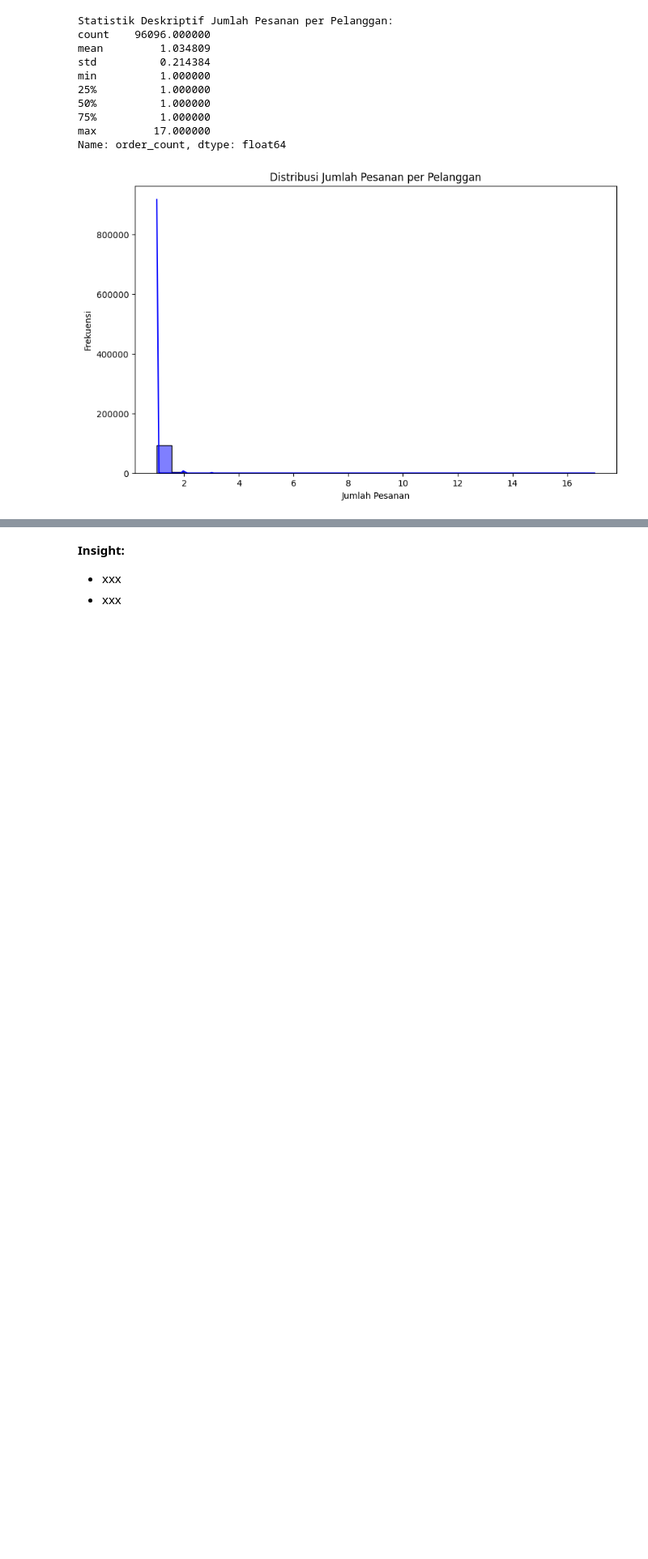
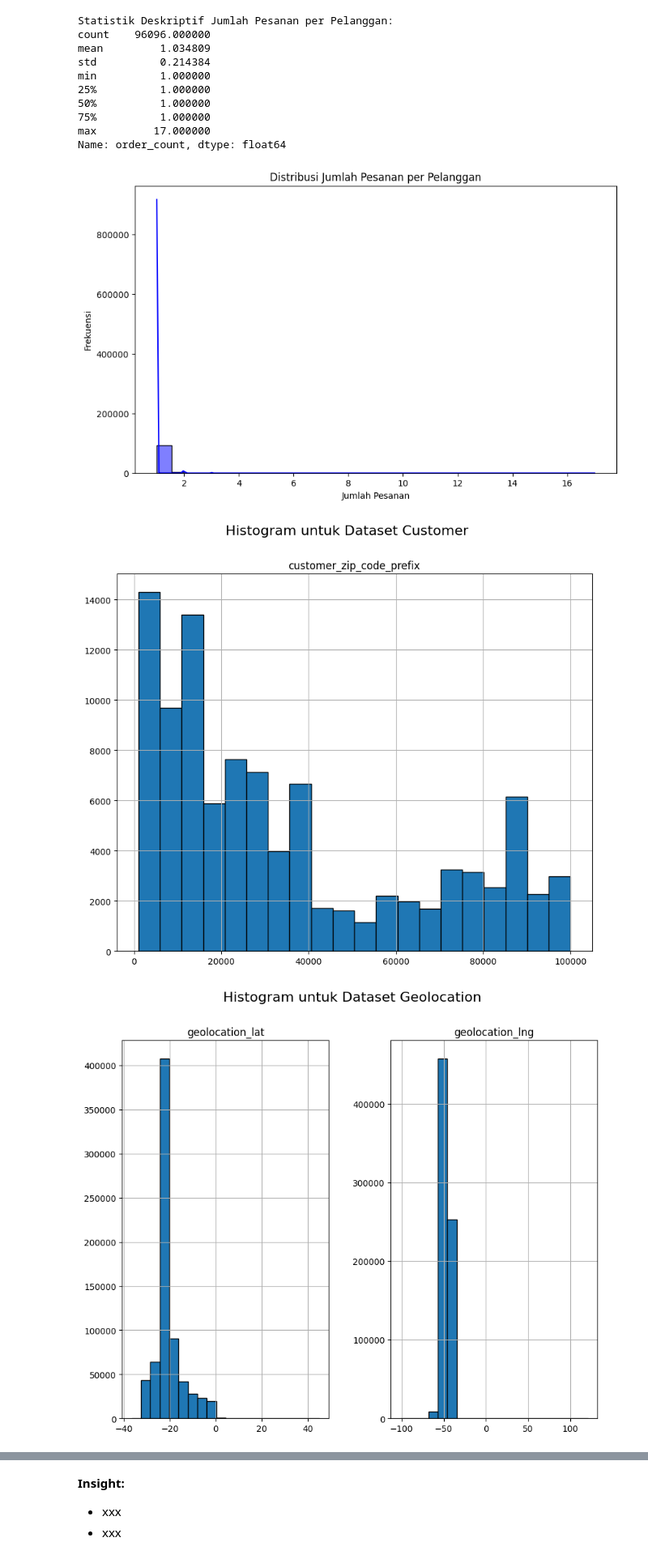
Before and after one commit to ProfDARA/Proyek_Analisis_Data, a Jupyter notebook: Proyek_Analisis_Data.ipynb, the cells around one changed output, grey strips where cells are left out. Shown at 81% size. Drawn from its saved outputs; the diff is of its cells as text; code cells hidden in the pictures; blank space fills up the shorter version.

```diff
--- a/Proyek_Analisis_Data.ipynb
+++ b/Proyek_Analisis_Data.ipynb
@@ -676,3 +676,26 @@ min          1.000000
 max         17.000000
 Name: order_count, dtype: float64
 [figure]
+# %%
+# histogram untuk cek dataset customer
+customer.hist(figsize=(10, 8), bins=20, edgecolor='black')
+plt.suptitle('Histogram untuk Dataset Customer', fontsize=16)
+plt.show()
+
+# histogram untuk cek dataset geolocation
+geolocation[['geolocation_lat', 'geolocation_lng']].hist(figsize=(10, 8), bins=20, edgecolor='black')
+plt.suptitle('Histogram untuk Dataset Geolocation', fontsize=16)
+plt.show()
+
+# histogram untuk cek dataset order_items
+order_items[['price', 'freight_value']].hist(figsize=(10, 8), bins=20, edgecolor='black')
+plt.suptitle('Histogram untuk Dataset Order Items', fontsize=16)
+plt.show()
+
+# histogram untuk cek dataset orders
+orders[['order_purchase_timestamp']].hist(figsize=(10, 8), bins=20, edgecolor='black')
+plt.suptitle('Histogram untuk Dataset Orders', fontsize=16)
+plt.show()
+# %% [output]
+[figure, added]
+[figure, added]
```
Also changed, not shown: parts of 1 cell of this notebook.
